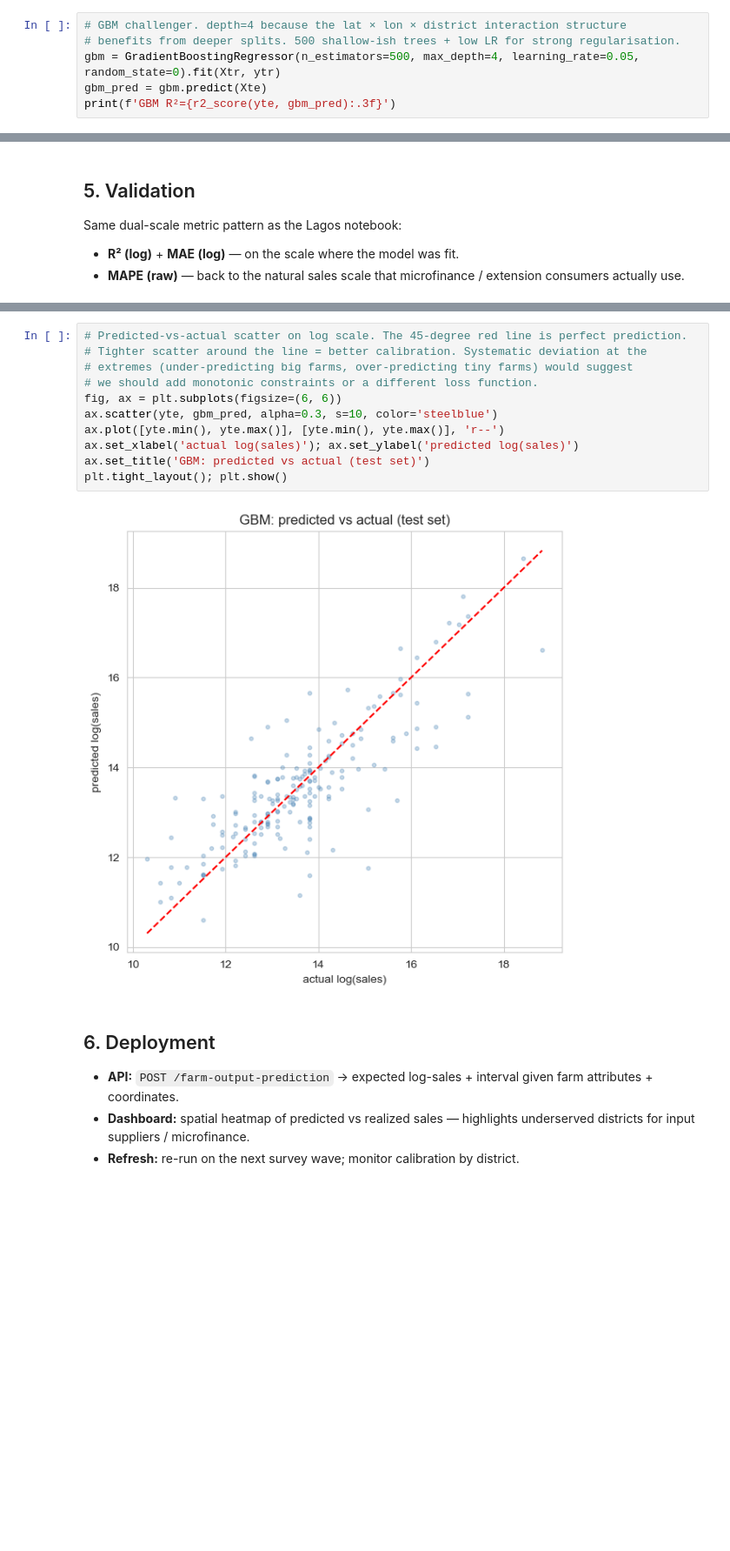
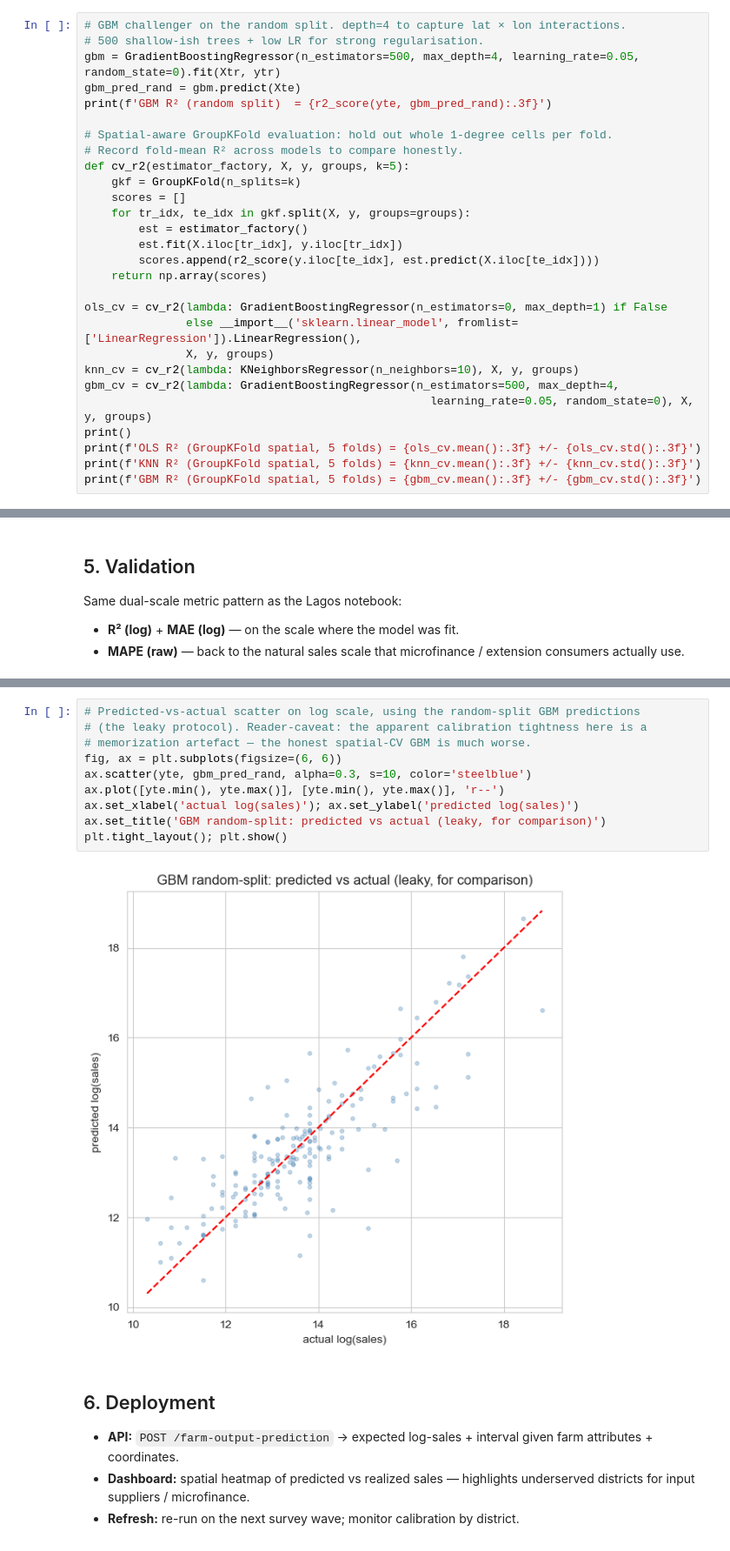
Before and after one commit to gabayae/data-portfolio, a Jupyter notebook: 11-geospatial-farm-households/notebook.ipynb, the cells around one changed output, grey strips where cells are left out. Shown at 87% size. Cells and saved outputs as stored; diff of their text form; blank space fills up the shorter version.

Commit message:
Project 11: GroupKFold spatial CV + KNN baseline; GBM R2 drops from 0.66 (random split, memorization) to 0.12 (spatial, honest); OLS wins at 0.22

```diff
--- a/11-geospatial-farm-households/notebook.ipynb
+++ b/11-geospatial-farm-households/notebook.ipynb
@@ -160,7 +172,29 @@ OLS R²=0.307
 # %%
-# GBM challenger. depth=4 because the lat × lon × district interaction structure
-# benefits from deeper splits. 500 shallow-ish trees + low LR for strong regularisation.
+# GBM challenger on the random split. depth=4 to capture lat × lon interactions.
+# 500 shallow-ish trees + low LR for strong regularisation.
 gbm = GradientBoostingRegressor(n_estimators=500, max_depth=4, learning_rate=0.05, random_state=0).fit(Xtr, ytr)
-gbm_pred = gbm.predict(Xte)
-print(f'GBM R²={r2_score(yte, gbm_pred):.3f}')
+gbm_pred_rand = gbm.predict(Xte)
+print(f'GBM R² (random split)  = {r2_score(yte, gbm_pred_rand):.3f}')
+
+# Spatial-aware GroupKFold evaluation: hold out whole 1-degree cells per fold.
+# Record fold-mean R² across models to compare honestly.
+def cv_r2(estimator_factory, X, y, groups, k=5):
+    gkf = GroupKFold(n_splits=k)
+    scores = []
+    for tr_idx, te_idx in gkf.split(X, y, groups=groups):
+        est = estimator_factory()
+        est.fit(X.iloc[tr_idx], y.iloc[tr_idx])
+        scores.append(r2_score(y.iloc[te_idx], est.predict(X.iloc[te_idx])))
+    return np.array(scores)
+
+ols_cv = cv_r2(lambda: GradientBoostingRegressor(n_estimators=0, max_depth=1) if False
+               else __import__('sklearn.linear_model', fromlist=['LinearRegression']).LinearRegression(),
+               X, y, groups)
+knn_cv = cv_r2(lambda: KNeighborsRegressor(n_neighbors=10), X, y, groups)
+gbm_cv = cv_r2(lambda: GradientBoostingRegressor(n_estimators=500, max_depth=4,
+                                                   learning_rate=0.05, random_state=0), X, y, groups)
+print()
+print(f'OLS R² (GroupKFold spatial, 5 folds) = {ols_cv.mean():.3f} +/- {ols_cv.std():.3f}')
+print(f'KNN R² (GroupKFold spatial, 5 folds) = {knn_cv.mean():.3f} +/- {knn_cv.std():.3f}')
+print(f'GBM R² (GroupKFold spatial, 5 folds) = {gbm_cv.mean():.3f} +/- {gbm_cv.std():.3f}')
 # %% [output]
@@ -190,16 +240,15 @@ scores.sort_values('R² (log)', ascending=False)
 # %%
-# Predicted-vs-actual scatter on log scale. The 45-degree red line is perfect prediction.
-# Tighter scatter around the line = better calibration. Systematic deviation at the
-# extremes (under-predicting big farms, over-predicting tiny farms) would suggest
-# we should add monotonic constraints or a different loss function.
+# Predicted-vs-actual scatter on log scale, using the random-split GBM predictions
+# (the leaky protocol). Reader-caveat: the apparent calibration tightness here is a
+# memorization artefact — the honest spatial-CV GBM is much worse.
 fig, ax = plt.subplots(figsize=(6, 6))
-ax.scatter(yte, gbm_pred, alpha=0.3, s=10, color='steelblue')
+ax.scatter(yte, gbm_pred_rand, alpha=0.3, s=10, color='steelblue')
 ax.plot([yte.min(), yte.max()], [yte.min(), yte.max()], 'r--')
 ax.set_xlabel('actual log(sales)'); ax.set_ylabel('predicted log(sales)')
-ax.set_title('GBM: predicted vs actual (test set)')
+ax.set_title('GBM random-split: predicted vs actual (leaky, for comparison)')
 plt.tight_layout(); plt.show()
 # %% [output]
-[figure, old version]
+[figure, new version]
 # %% [markdown]
 ## 6. Deployment
 
```
Also changed, not shown: parts of 6 cells of this notebook, 6 other files.
